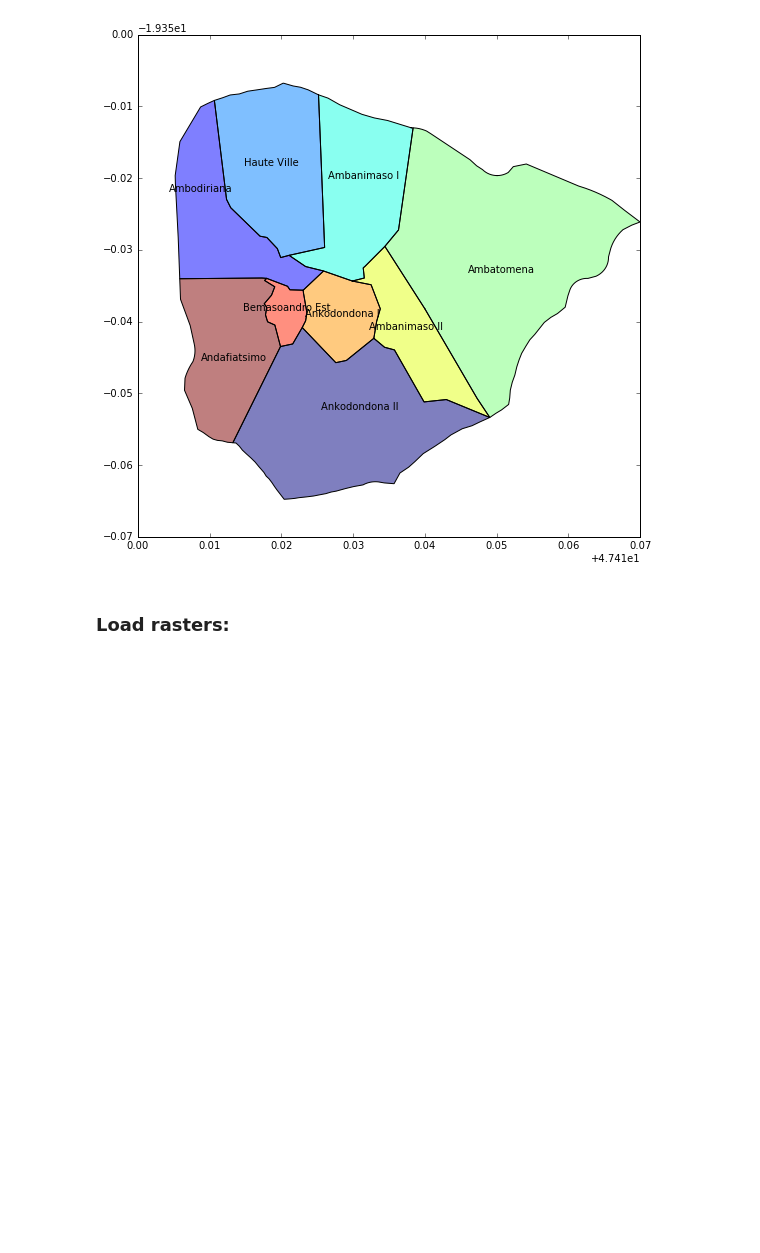
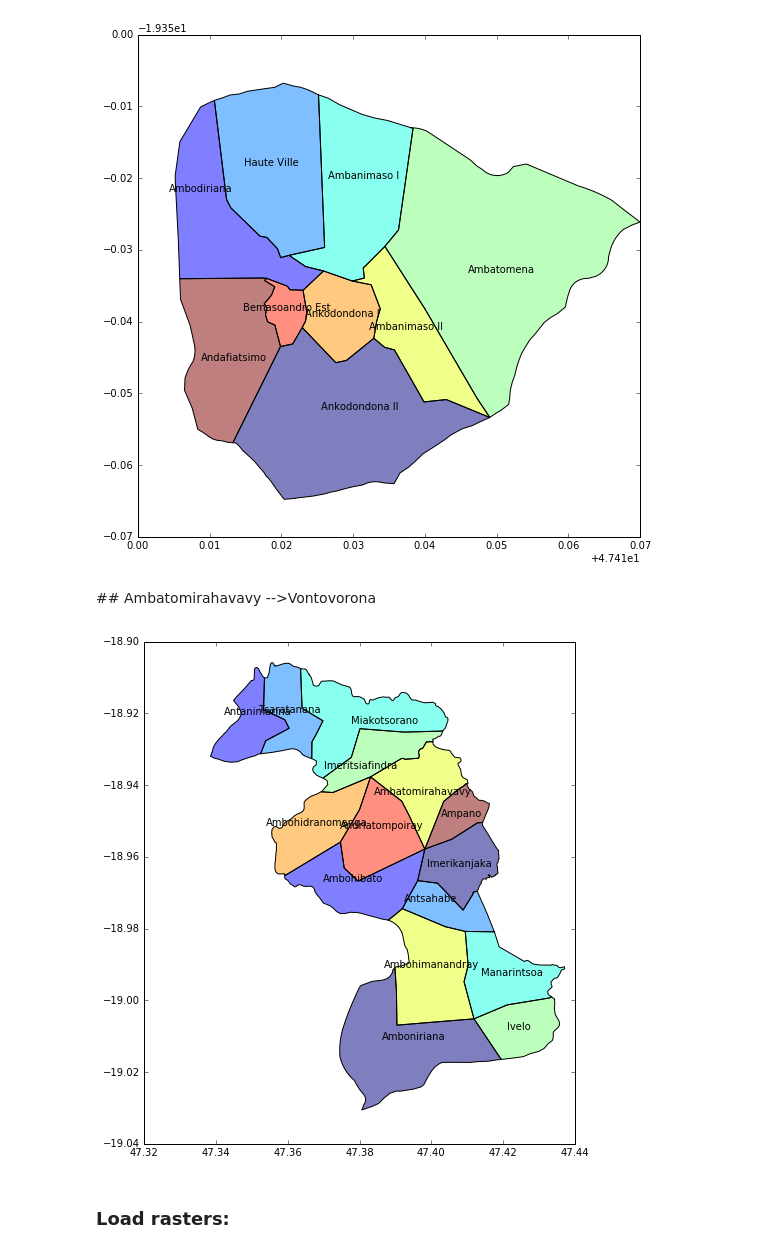
Before and after one commit to RanaivosonHerimanitra/Madagascar-in-Maps, a Jupyter notebook: mada_rasterstats.ipynb, the cells around one changed output. Drawn from its saved outputs; the diff is of its cells as text; code cells hidden in the pictures; blank space fills up the shorter version.

Commit message:
release Vontovorona and around

```diff
--- a/mada_rasterstats.ipynb
+++ b/mada_rasterstats.ipynb
@@ -37,6 +37,16 @@ for idx, row in df[(df.COMMUNE=='Ambatolampy') & (df.DISTRICT=='Ambatolampy')].i
 ax.set_axis_off()
 # %% [output]
 [figure]
+# %% [markdown]
+## Ambatomirahavavy -->Vontovorona
+# %%
+df[(df.COMMUNE=='Ambatomirahavavy') ].plot(figsize=(9, 9))
+for idx, row in df[(df.COMMUNE=='Ambatomirahavavy') ].iterrows():
+    plt.annotate(s=row['FOKONTANY'], xy=row['coords'],
+                 horizontalalignment='center')
+ax.set_axis_off()
+# %% [output]
+[figure, added]
 # %% [markdown]
 ### Load rasters:
 # %% [markdown]
```
Also changed, not shown: parts of 10 cells of this notebook.
